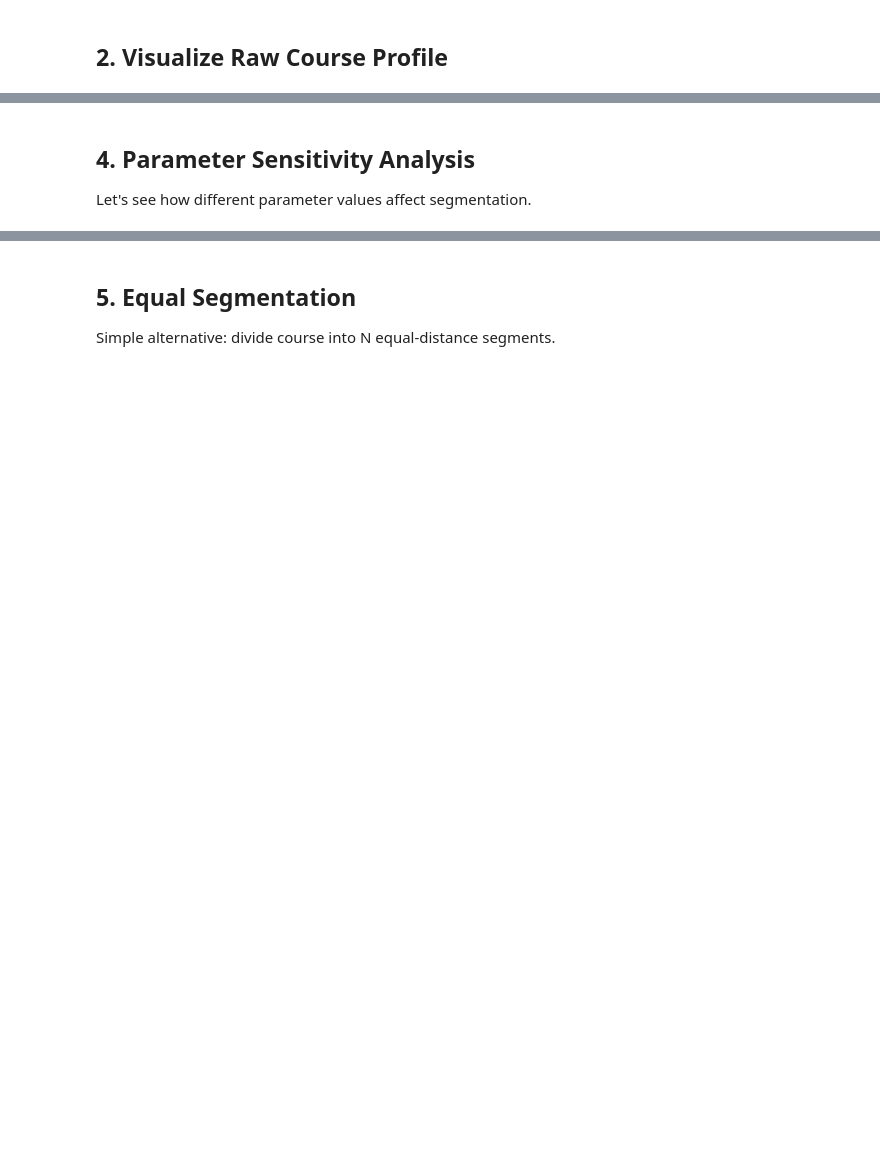
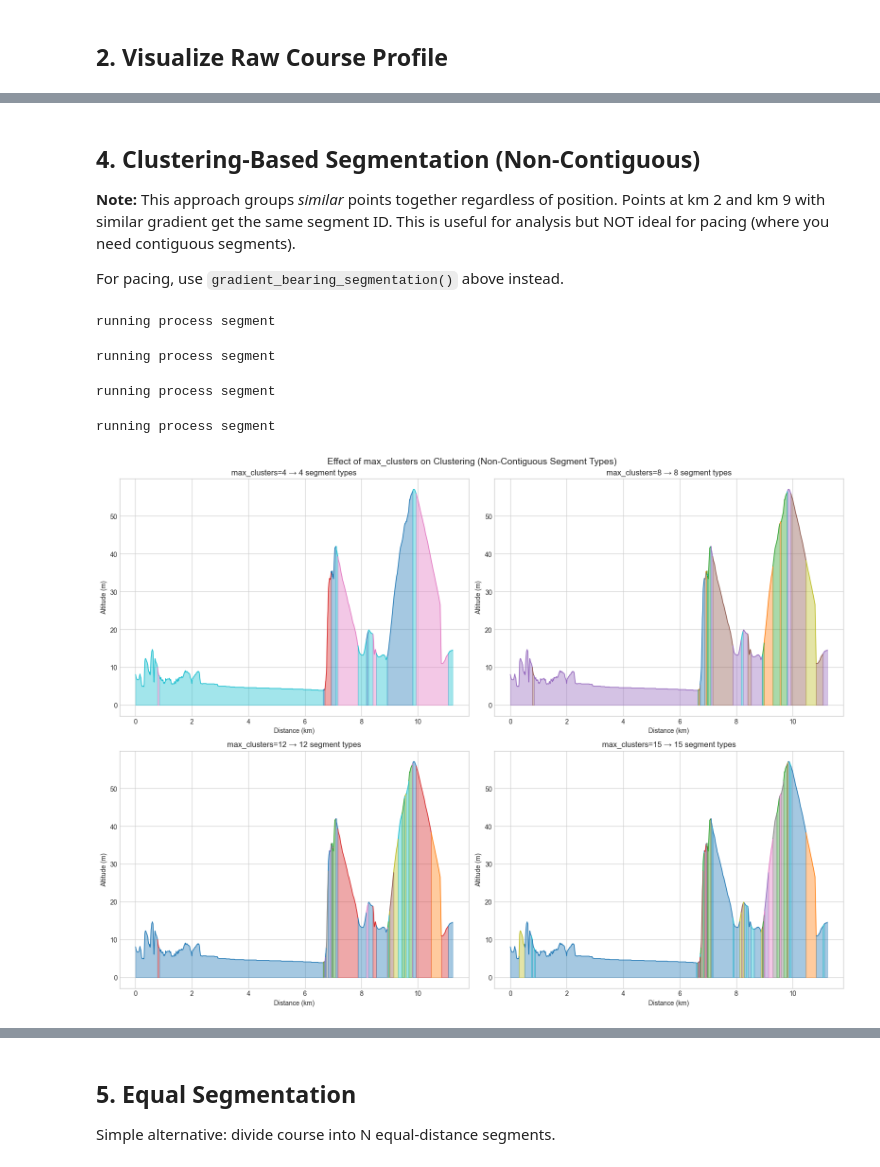
Before and after one commit to chrisuberti/pace_yourself, a Jupyter notebook: notebooks/02_course_segmentation.ipynb, the cells around one changed output, grey strips where cells are left out. Saved outputs shown, nothing was run; the diff lists cells and outputs as text; code cells hidden in the pictures; blank space fills up the shorter version.

```diff
--- a/notebooks/02_course_segmentation.ipynb
+++ b/notebooks/02_course_segmentation.ipynb
@@ -134,39 +346,72 @@ plt.show()
 # %% [markdown]
-## 4. Parameter Sensitivity Analysis
+## 4. Clustering-Based Segmentation (Non-Contiguous)
 
-Let's see how different parameter values affect segmentation.
+**Note:** This approach groups *similar* points together regardless of position.
+Points at km 2 and km 9 with similar gradient get the same segment ID.
+This is useful for analysis but NOT ideal for pacing (where you need contiguous segments).
+
+For pacing, use `gradient_bearing_segmentation()` above instead.
 # %%
 # Test different max_clusters values
-fig, axes = plt.subplots(2, 2, figsize=(16, 10))
+fig, axes = plt.subplots(2, 2, figsize=(16, 12))
 axes = axes.flatten()
 
-cluster_values = [5, 8, 12, 15]
+cluster_values = [4, 8, 12, 15]
 
 for ax, max_clust in zip(axes, cluster_values):
-    # Reset and re-segment
-    test_course = Course(course_df, skip_processing=True)
-    test_course.auto_segmentation(max_clusters=max_clust)
+    # Create fresh course and segment
+    test_course = Course(course_df)
+    test_course.auto_segmentation(max_clusters=max_clust, smoothing_window=11)
 
-    cum_dist = test_course.processed_course['distance'].cumsum() / 1000
-    colors = plt.cm.tab10(np.linspace(0, 1, len(test_course.course_segments)))
+    # Sort by distance for proper contiguous plotting
+    df_sorted = test_course.df.sort_values('cumulative_distance').reset_index(drop=True)
+    cum_dist = df_sorted['cumulative_distance'] / 1000
+    altitude = df_sorted['altitude']
+    segments = df_sorted['segment']
 
-    segment_start = 0
-    for i, seg in enumerate(test_course.course_segments):
-        seg_end = segment_start + len(seg)
-        seg_cum_dist = cum_dist.iloc[segment_start:seg_end]
-        seg_alt = test_course.processed_course['altitude'].iloc[segment_start:seg_end]
+    unique_segments = sorted(segments.unique())
+    colors = plt.cm.tab10(np.linspace(0, 1, len(unique_segments)))
+    segment_colors = {seg: colors[i] for i, seg in enumerate(unique_segments)}
 
-        ax.fill_between(seg_cum_dist, seg_alt, alpha=0.4, color=colors[i])
-        if i > 0:
-            ax.axvline(x=seg_cum_dist.iloc[0], color='black', linestyle='--', alpha=0.3)
-        segment_start = seg_end
+    # Plot each contiguous run of points
+    prev_seg = None
+    seg_start_idx = 0
 
-    ax.set_title(f'max_clusters={max_clust} → {len(test_course.course_segments)} segments')
+    for i in range(len(df_sorted)):
+        seg_id = segments.iloc[i]
+        if seg_id != prev_seg:
+            if prev_seg is not None and i > seg_start_idx:
+                # Plot the previous segment
+                ax.fill_between(cum_dist.iloc[seg_start_idx:i+1],
+                               altitude.iloc[seg_start_idx:i+1],
+                               alpha=0.4, color=segment_colors[prev_seg])
+                ax.plot(cum_dist.iloc[seg_start_idx:i+1],
+                       altitude.iloc[seg_start_idx:i+1],
+                       color=segment_colors[prev_seg], linewidth=1)
+            seg_start_idx = i
+            prev_seg = seg_id
+
+    # Plot the last segment
+    if prev_seg is not None:
+        ax.fill_between(cum_dist.iloc[seg_start_idx:],
+                       altitude.iloc[seg_start_idx:],
+                       alpha=0.4, color=segment_colors[prev_seg])
+        ax.plot(cum_dist.iloc[seg_start_idx:],
+               altitude.iloc[seg_start_idx:],
+               color=segment_colors[prev_seg], linewidth=1)
+
+    ax.set_title(f'max_clusters={max_clust} → {len(unique_segments)} segment types')
     ax.set_xlabel('Distance (km)')
     ax.set_ylabel('Altitude (m)')
 
-plt.suptitle('Effect of max_clusters on Segmentation', fontsize=14)
+plt.suptitle('Effect of max_clusters on Clustering (Non-Contiguous Segment Types)', fontsize=14)
 plt.tight_layout()
 plt.show()
+# %% [output]
+running process segment
+running process segment
+running process segment
+running process segment
+[figure, added]
 # %%
 # Test gradient vs bearing weight balance
```
Also changed, not shown: parts of 14 cells of this notebook, 14 other files.
